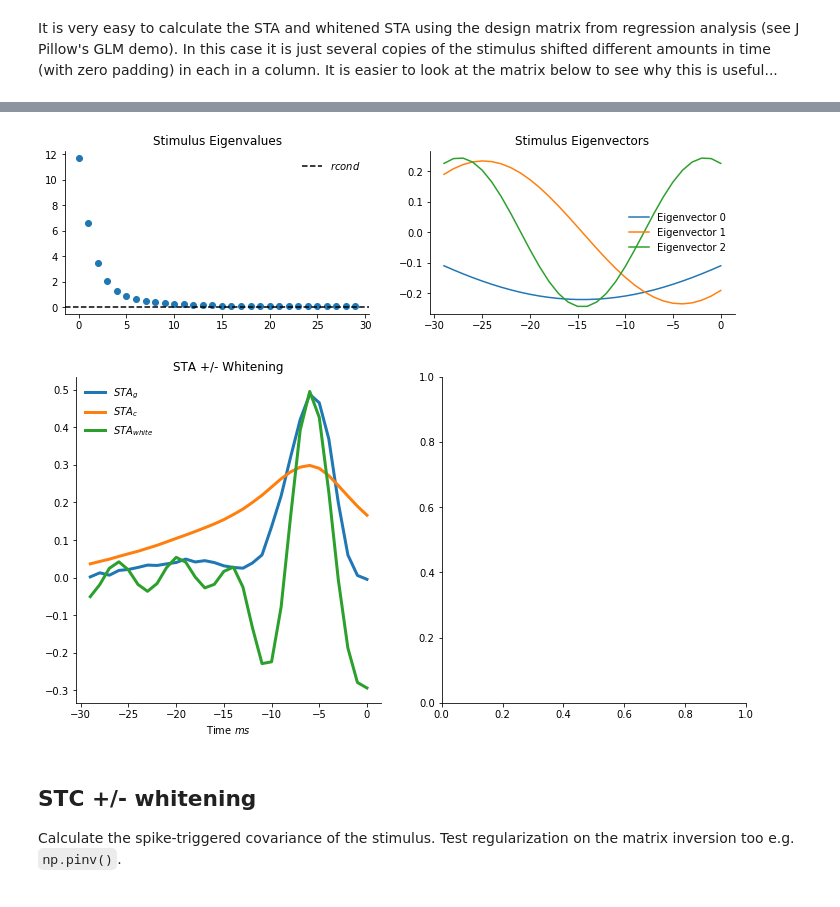
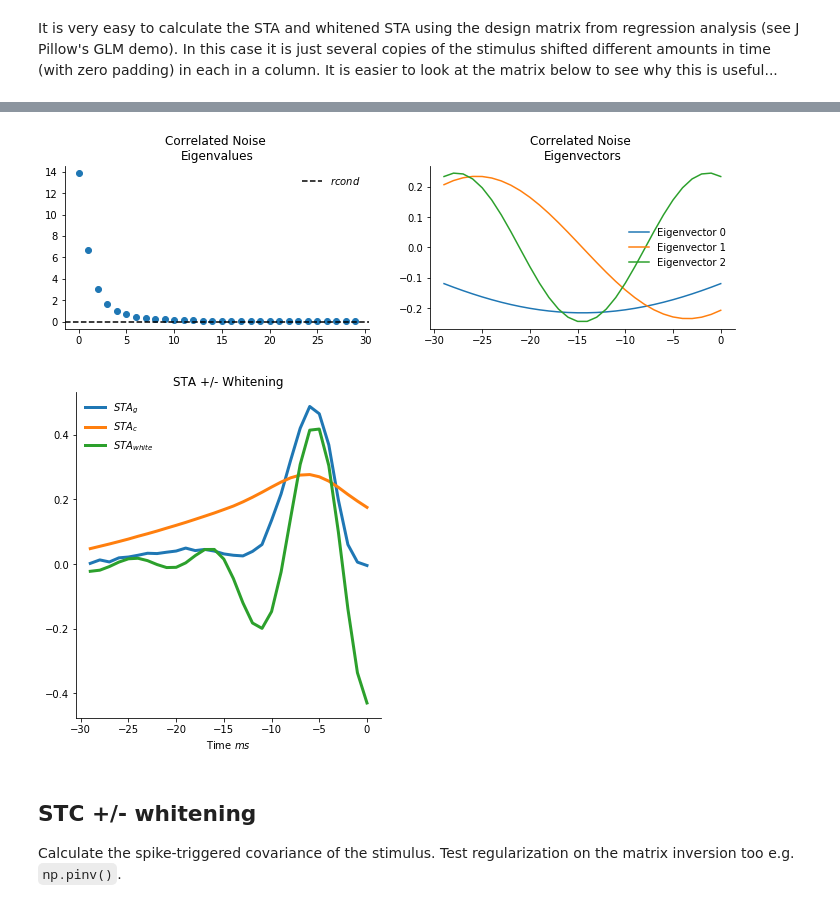
Before and after one commit to stephenholtz/neuro-examples, a Jupyter notebook: sta_stc_corr_noise_lnp_models.ipynb, the cells around one changed output, grey strips where cells are left out. Cells and saved outputs as stored; diff of their text form; code cells hidden in the pictures.

```diff
--- a/sta_stc_corr_noise_lnp_models.ipynb
+++ b/sta_stc_corr_noise_lnp_models.ipynb
@@ -46,7 +46,7 @@ nfilt = 30
 
 # exponential filter
 te = np.arange(0,nfilt)
-tau = nfilt*.25
+tau = np.round(nfilt*.333)
 exp_filt = np.exp(-te/(tau))
 exp_filt = exp_filt / linalg.norm(exp_filt)
 
@@ -249,17 +245,18 @@ def calc_cov_mat(design_mat,spikes=None):
 
     return(C,mu)
 # %%
-# Caclulate the stimulus covariance matrix
-C = calc_cov_mat(d_mat_c)[0]
+# Caclulate the stimulus covariance matricies
+Cg = calc_cov_mat(d_mat_g)[0]
+Cc = calc_cov_mat(d_mat_c)[0]
 
 # Normalize the STA by covariance matrix
-
 #ridge = .5
 #C_inv = linalg.inv(C + ridge*np.eye(C.shape[0]))
+# Regularize the inverse matrix...
 rcond=.025
-C_inv,rank = linalg.pinv(C,rcond=rcond,return_rank=True)
+Cc_inv,rank = linalg.pinv(Cc,rcond=rcond,return_rank=True)
 
-w_sta_g = np.dot(C_inv.T,sta_g)
+w_sta_g = np.dot(Cc_inv.T,sta_g)
 w_sta_g = w_sta_g / linalg.norm(w_sta_g)
 
 print("Rank of pseudoinverse matrix : {}".format(rank))
@@ -269,0 +265,11 @@ u,s,v = linalg.svd(C)
+# %%
+# Look at correlations in time
+fig = plt.figure(figsize=(12,3));
+for i,(X,desc) in enumerate(zip([Cg,Cc],['Gaussian','Correlated'])):
+    ax = plt.subplot(1, 2, 1+i);
+    pylab.pcolormesh(X,norm=mpl.colors.SymLogNorm(vmin=X.min(),vmax=X.max(),linthresh=0.1));
+    pylab.colorbar()
+    ax.spines["left"].set_visible(False);
+    ax.spines["bottom"].set_visible(False);
+    ax.invert_yaxis();
+    ax.set_title(desc + ' Noise \nCovariance Matrix $\mathbf{C}$');
@@ -270,23 +278,25 @@ u,s,v = linalg.svd(C)
+# %%
+Uc,sc = linalg.svd(Cc)[0:2]
 # %%
-# Look at naive filters
 fig = plt.figure(figsize=(12,3));
 
-# Plot the linear filters and naive sum
+# Plot eigenvalues
 ax1 = plt.subplot(1, 2, 1);
-ax1.plot(s,'o');
-ax1.hold
+ax1.plot(sc,'o');
+ax1.hold;
 ax1.axhline(rcond,linestyle='--',color='black',label=r'$rcond$');
-ax1.set_title('Stimulus Eigenvalues');
+ax1.set_title('Correlated Noise \nEigenvalues');
 ax1.legend(frameon=False);
 
+# Plot eigenvectors
 ax2 = plt.subplot(1, 2, 2);
 for i in range(3):
-    ax2.plot(-tf,u[:,i],'-',label="Eigenvector " + str(i));
-    ax2.hold
-ax2.set_title('Stimulus Eigenvectors');
+    ax2.plot(-tf,Uc[:,i],'-',label="Eigenvector " + str(i));
+    ax2.hold;
+ax2.set_title('Correlated Noise \nEigenvectors');
 ax2.legend(frameon=False);
 # %% [output]
-[figure, old version]
+[figure, new version]
 # %%
 fig = plt.figure(figsize=(12,6));
 
@@ -299,7 +309,5 @@ ax1.plot(-tf,w_sta_g[::-1],label='$STA_{white}$',lw=3,color='C2');
 ax1.legend(frameon=False);
 ax1.set_title('STA +/- Whitening');
 ax1.set_xlabel('Time $ms$');
-
-ax2 = plt.subplot(1, 2, 2);
 # %% [output]
-[figure, old version]
+[figure, new version]
```
Also changed, not shown: parts of 19 cells of this notebook.
